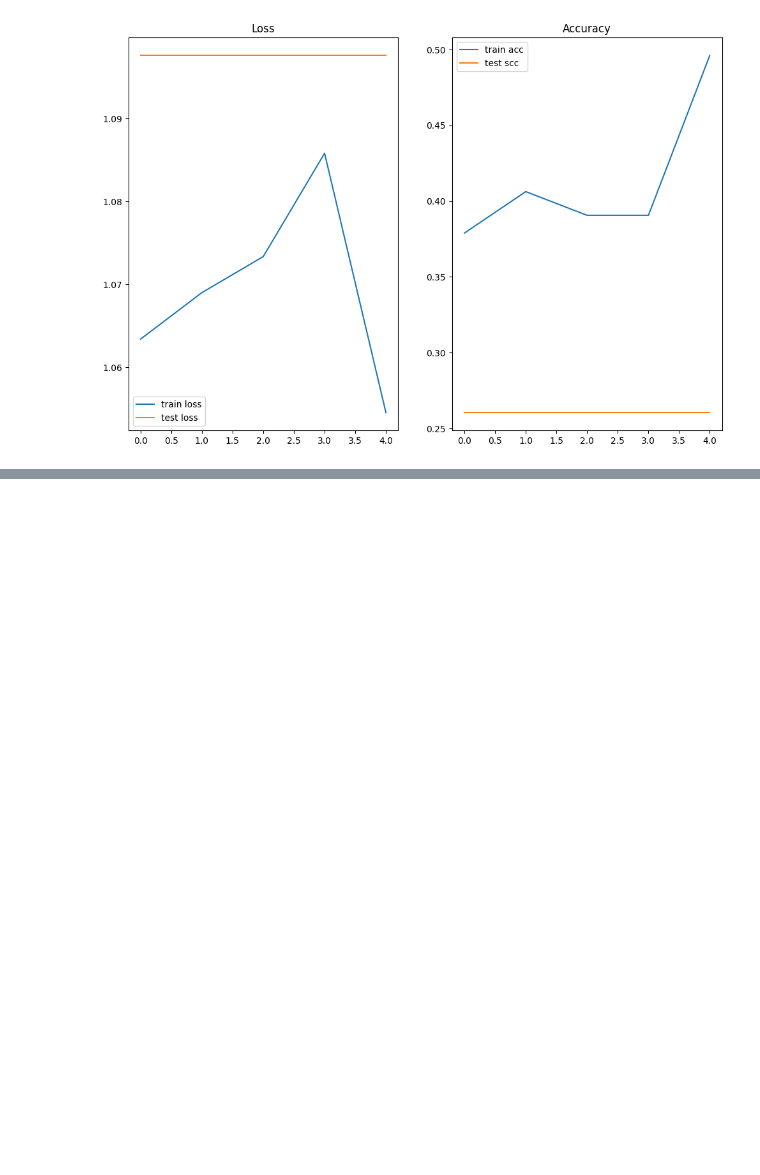
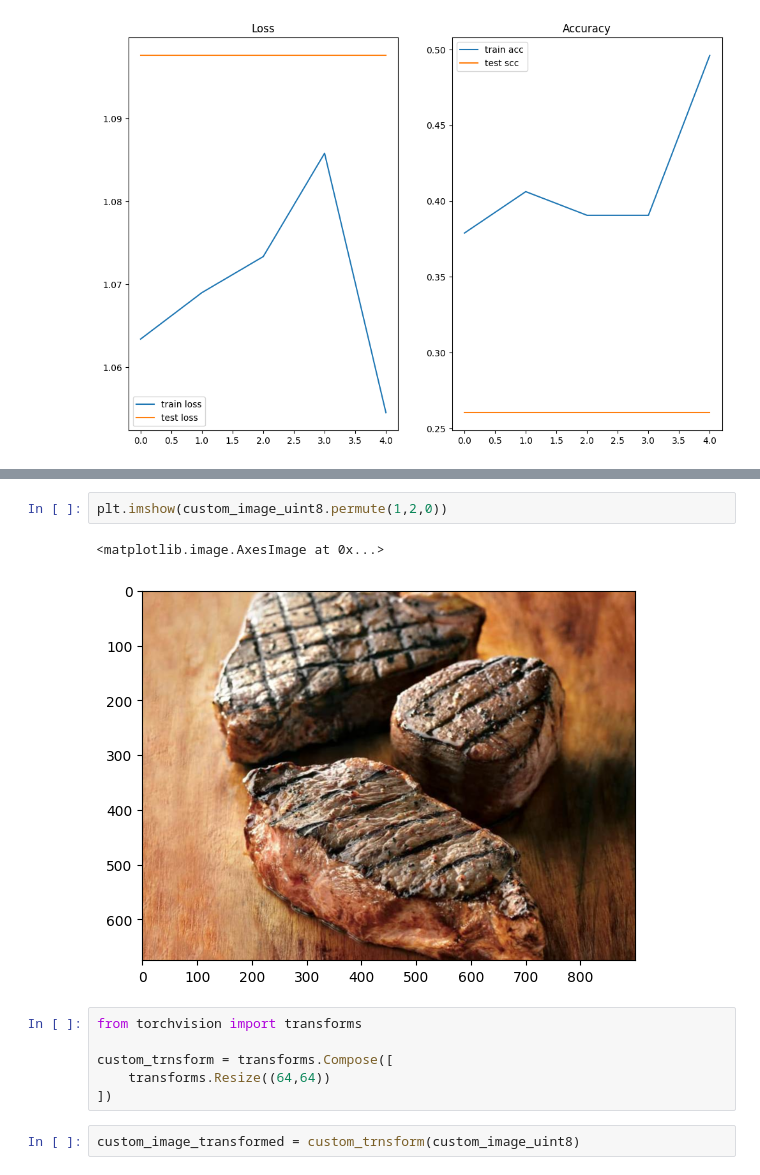
Before and after one commit to Linux-Server/ZTM, a Jupyter notebook: pytorch/04_custom_dataset/1.ipynb, the cells around one changed output, grey strips where cells are left out. Drawn from its saved outputs; the diff is of its cells as text; blank space fills up the shorter version.

```diff
--- a/pytorch/04_custom_dataset/1.ipynb
+++ b/pytorch/04_custom_dataset/1.ipynb
@@ -915,0 +985,13 @@ a.nelement()
+# %%
+plt.imshow(custom_image_uint8.permute(1,2,0))
+# %% [output]
+<matplotlib.image.AxesImage at 0x...>
+[figure, added]
+# %%
+from torchvision import transforms
+
+custom_trnsform = transforms.Compose([
+    transforms.Resize((64,64))
+])
+# %%
+custom_image_transformed = custom_trnsform(custom_image_uint8)
```
Also changed, not shown: parts of 15 cells of this notebook, 1 other file.
